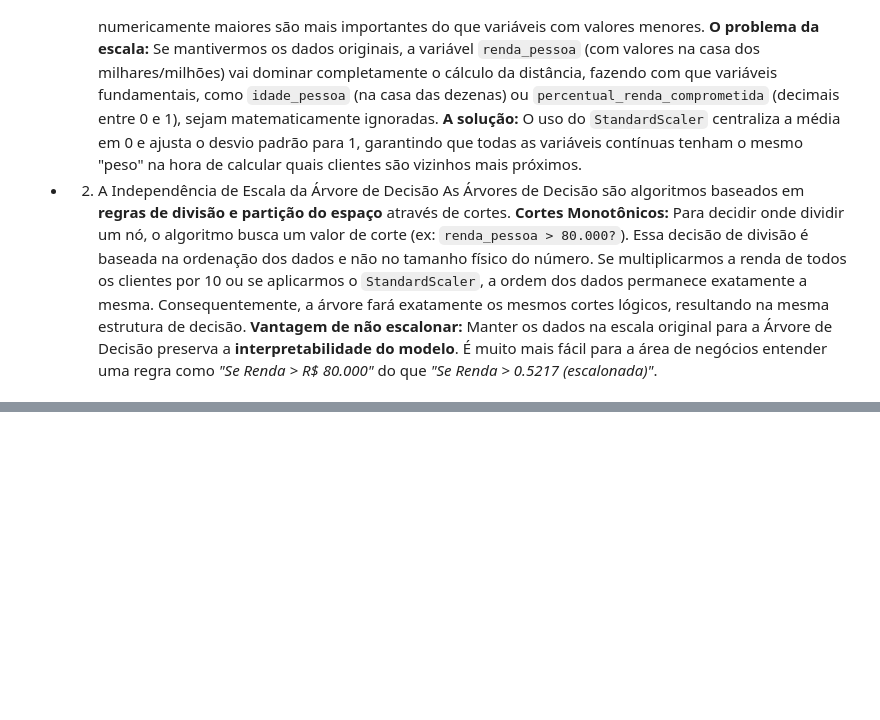
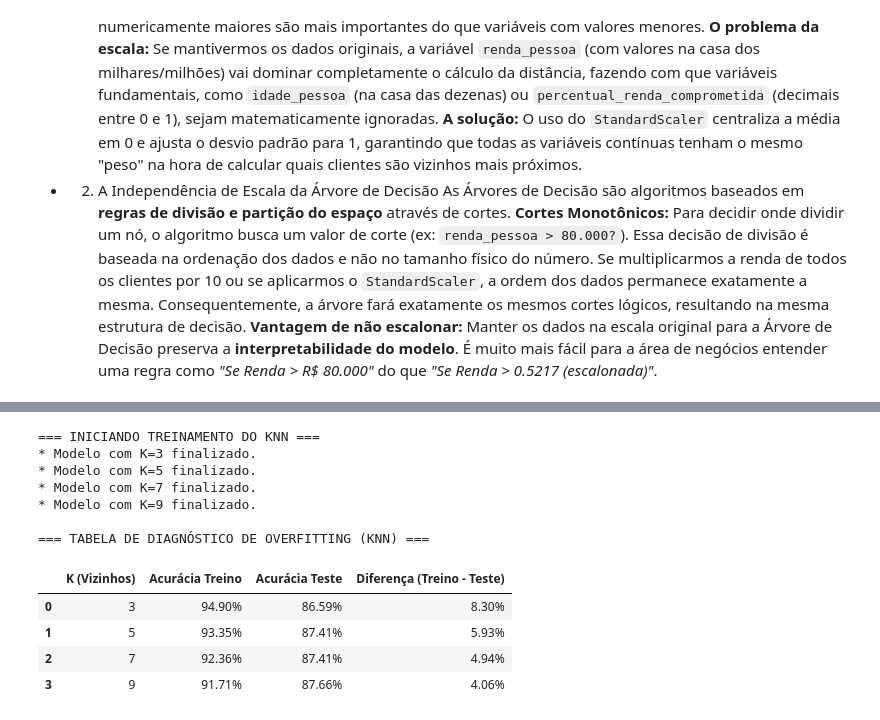
Before and after one commit to Ana-Cravo/credit_risk, a Jupyter notebook: projeto_credit_risk.ipynb, the cells around one changed output, grey strips where cells are left out. Drawn from its saved outputs; the diff is of its cells as text; code cells hidden in the pictures; blank space fills up the shorter version.

```diff
--- a/projeto_credit_risk.ipynb
+++ b/projeto_credit_risk.ipynb
@@ -1132,0 +1142,53 @@ As Árvores de Decisão são algoritmos baseados em **regras de divisão e parti
+# %%
+from sklearn.neighbors import KNeighborsClassifier
+import pandas as pd
+
+# OTIMIZAÇÃO E DIAGNÓSTICO DO KNN
+# =======================================================
+
+# 1. Definindo os 4 valores de K
+valores_k = [3, 5, 7, 9]
+
+# Lista para guardar o dicionário de resultados
+resultados_knn = []
+
+print("=== INICIANDO TREINAMENTO DO KNN ===")
+
+for k in valores_k:
+    # Instanciando o KNN com o K atual
+    knn = KNeighborsClassifier(n_neighbors=k)
+
+    # Treinando o modelo usando os dados escalonados e balanceados
+    knn.fit(X_treino_knn, y_treino_bal)
+
+    # Calculando a acurácia no Treino e no Teste simultaneamente
+    acuracia_treino = knn.score(X_treino_knn, y_treino_bal)
+    acuracia_teste = knn.score(X_teste_knn, y_teste)
+
+    # Guardando os dados para a tabela
+    resultados_knn.append({
+        'K (Vizinhos)': k,
+        'Acurácia Treino': f"{acuracia_treino * 100:.2f}%",
+        'Acurácia Teste': f"{acuracia_teste * 100:.2f}%",
+        'Diferença (Treino - Teste)': f"{(acuracia_treino - acuracia_teste) * 100:.2f}%"
+    })
+    print(f"* Modelo com K={k} finalizado.")
+
+# 2. Convertendo em um DataFrame para exibição limpa
+df_resultados_knn = pd.DataFrame(resultados_knn)
+
+print("\n=== TABELA DE DIAGNÓSTICO DE OVERFITTING (KNN) ===")
+display(df_resultados_knn)
+# %% [output]
+=== INICIANDO TREINAMENTO DO KNN ===
+* Modelo com K=3 finalizado.
+* Modelo com K=5 finalizado.
+* Modelo com K=7 finalizado.
+* Modelo com K=9 finalizado.
+
+=== TABELA DE DIAGNÓSTICO DE OVERFITTING (KNN) ===
+|  | K (Vizinhos) | Acurácia Treino | Acurácia Teste | Diferença (Treino - Teste) |
+| 0 | 3 | 94.90% | 86.59% | 8.30% |
+| 1 | 5 | 93.35% | 87.41% | 5.93% |
+| 2 | 7 | 92.36% | 87.41% | 4.94% |
+| 3 | 9 | 91.71% | 87.66% | 4.06% |
```
Also changed, not shown: parts of 10 cells of this notebook.
